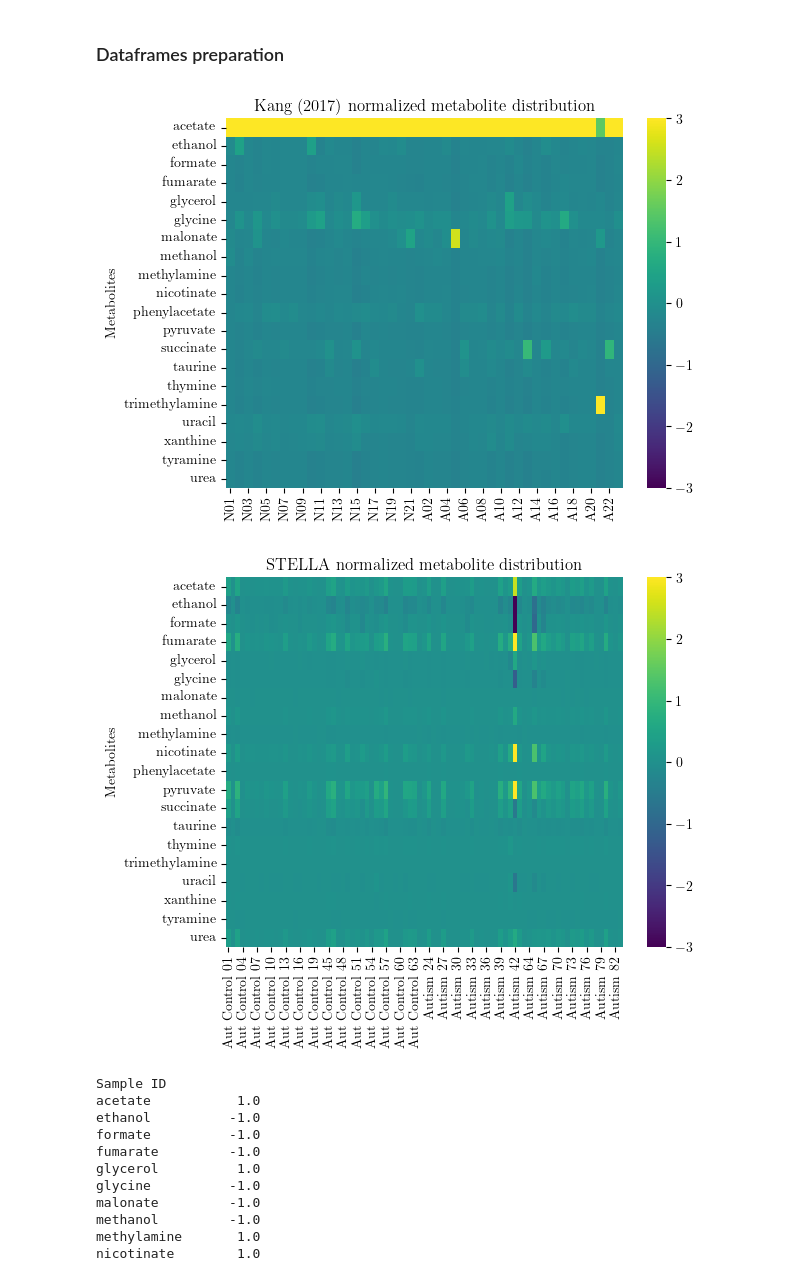
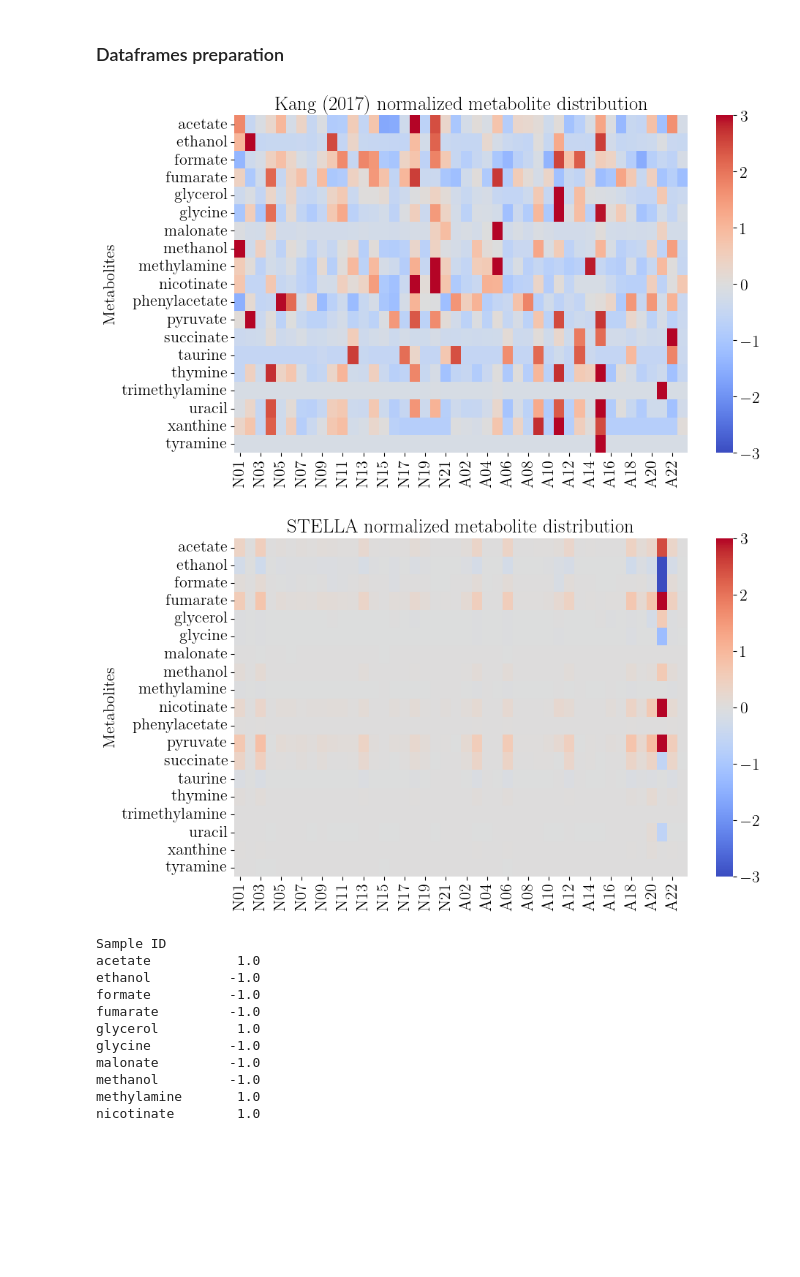
Before and after one commit to ComplexityBiosystems/STELLA, a Jupyter notebook: python/4-F-and-Z-score.ipynb, the cells around one changed output. Drawn from its saved outputs; the diff is of its cells as text; code cells hidden in the pictures; blank space fills up the shorter version.

```diff
--- a/python/4-F-and-Z-score.ipynb
+++ b/python/4-F-and-Z-score.ipynb
@@ -41,6 +19,9 @@ warnings.filterwarnings("ignore") # ignore boring warnings
 matplotlib.rc('font', **{'family': 'serif', 'serif': ['Computer Modern']});
 matplotlib.rc('text', usetex=True);
 
+params = { 'font.size': 16,}
+plt.rcParams.update(params)
+
 sns.despine(trim=True, left=True);
 # %% [output]
 <Figure size 640x480 with 0 Axes>
@@ -62,4 +43,21 @@ dfSTELLA = pd.read_csv("asd/patient-metabolite-matrix.csv")
 dfSTELLA.set_index("Unnamed: 0", inplace=True)
 
 dfSTELLA
+
+# Pick Kang's patients (21 Neurotypical and 23 ASD)
+# Previously used data comes from three different ASD experimental studies.
+# The first block of both the neurotypical and the ASD parts comes from Kang's experiment.
+cols = dfSTELLA.columns
+cols = [c for c in cols if("Control" in c and int(c[-2:])<22) or ("Autism" in c and int(c[-2:])<45)]
+dfSTELLA = dfSTELLA[cols]
+
+# Rename STELLA's columns as Kang's
+for i in range(len(dfSTELLA.columns)):
+    if i < 22:
+        cols[i] = "N"+f"{(i+1):02d}"
+    else:
+        cols[i] = "A"+f"{(i+1-21):02d}"
+
+dfSTELLA.columns = cols
+dfSTELLA
 # %% [output]
@@ -102,6 +100,10 @@ metabolitesKang2017 = list(dfKang2017["Sample ID"])
 metabolitesSTELLA = list(dfSTELLA.index)
 commonMetabolites = [m for m in metabolitesKang2017 if m in metabolitesSTELLA]
 
+# Urea is not experimentally found!
+commonMetabolites = [m for m in commonMetabolites if m != "urea"]
+
+
 print("\nKang (2017) contains {} metabolites.".format(len(metabolitesKang2017)))
 print("STELLA contains {} metabolites.".format(len(metabolitesSTELLA)))
 print("There are in total {} common metabolites: {}".format(len(commonMetabolites), commonMetabolites))
@@ -116,35 +118,40 @@ There are in total 20 common metabolites: ['acetate', 'ethanol', 'formate', 'fum
 # %%
 # Keep only common metabolites
 dfK = dfKang2017[dfKang2017["Sample ID"].isin(commonMetabolites)].copy()
 dfK.set_index("Sample ID", inplace=True)
 
-dfK.T.describe()
-df = (dfK-dfK.mean())/dfK.std() # normalized dataframe
+# z-normalized dataframe
+dfKpm = ((dfK.T-dfK.T.mean())/dfK.T.std()).T # Pandas operations are column-wise!
 
-ax = sns.heatmap(df, vmin=-3, vmax=3, cmap="viridis");
+ax = plt.subplots(figsize=(10, 6))
+ax = sns.heatmap(dfKpm, vmin=-3, vmax=3, cmap="coolwarm");
 ax.set_xlabel("");
 ax.set_ylabel("Metabolites");
 ax.set_title("Kang (2017) normalized metabolite distribution");
+
 plt.savefig("plots/kang-df.pdf", bbox_inches="tight")
 # %% [output]
-[figure, old version]
+[figure, new version]
 # %%
 # Keep only common metabolites
-dfS = dfSTELLA.loc[commonMetabolites].copy()   # standard data
+dfS = dfSTELLA.loc[commonMetabolites].copy() # standard data
+
+df = (dfS-dfS.mean())/dfS.std() # normalized STELLA dataframe
 dfSpm = dfSTELLA.loc[commonMetabolites].copy() # positive/negative data
-dfSpm[dfSpm>=0] = 1
-dfSpm[dfSpm<0] = -1
 
-dfS.describe()
-df = (dfS-dfS.mean())/dfS.std() # normalized STELLA dataframe
+# Custom colormap
+br = ("red", "blue")
+cmap = matplotlib.colors.LinearSegmentedColormap.from_list("Custom", br, len(br))
 
-ax = sns.heatmap(dfS, vmin=-3, vmax=3, cmap="viridis");
+ax = plt.subplots(figsize=(10, 6))
+ax = sns.heatmap(dfSpm, vmin=-3, vmax=3, cmap="coolwarm");
 ax.set_xlabel("");
 ax.set_ylabel("Metabolites");
 ax.set_title("STELLA normalized metabolite distribution");
+
 plt.savefig("plots/stella-df.pdf", bbox_inches="tight")
 # %% [output]
-[figure, old version]
+[figure, new version]
 # %%
 dfz = dfK.copy()
 dfz = ((dfz.T - dfz.T.mean())/(dfz.T.std())).T
```
Also changed, not shown: parts of 5 cells of this notebook.
